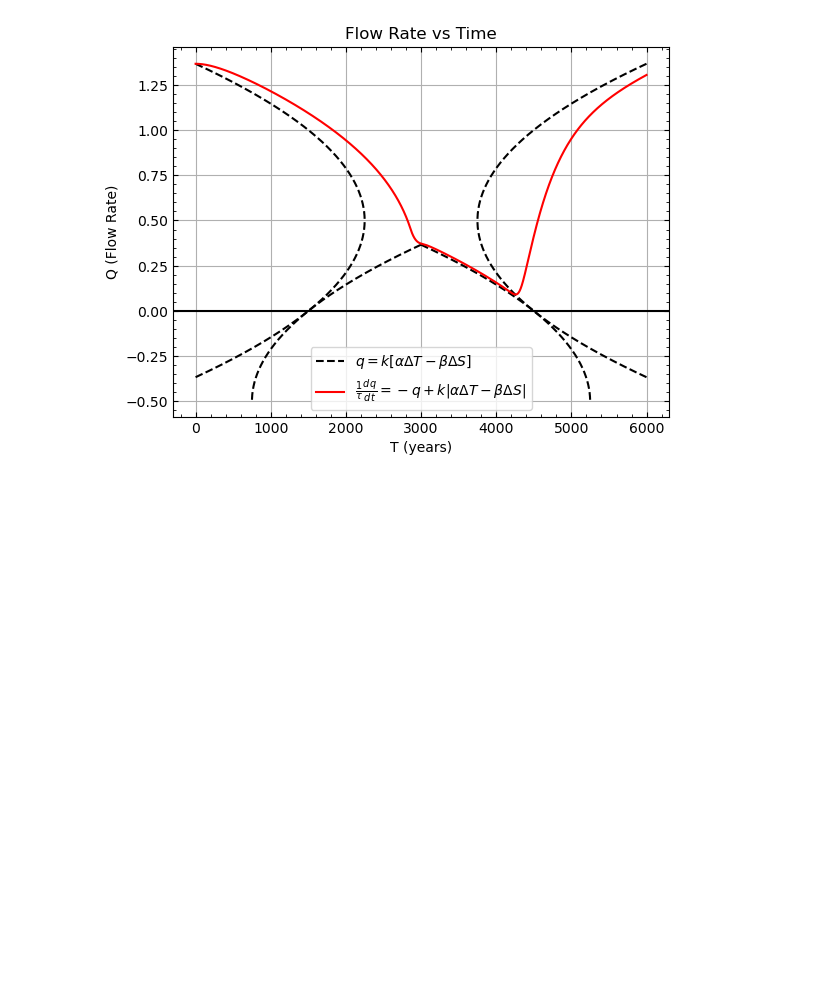
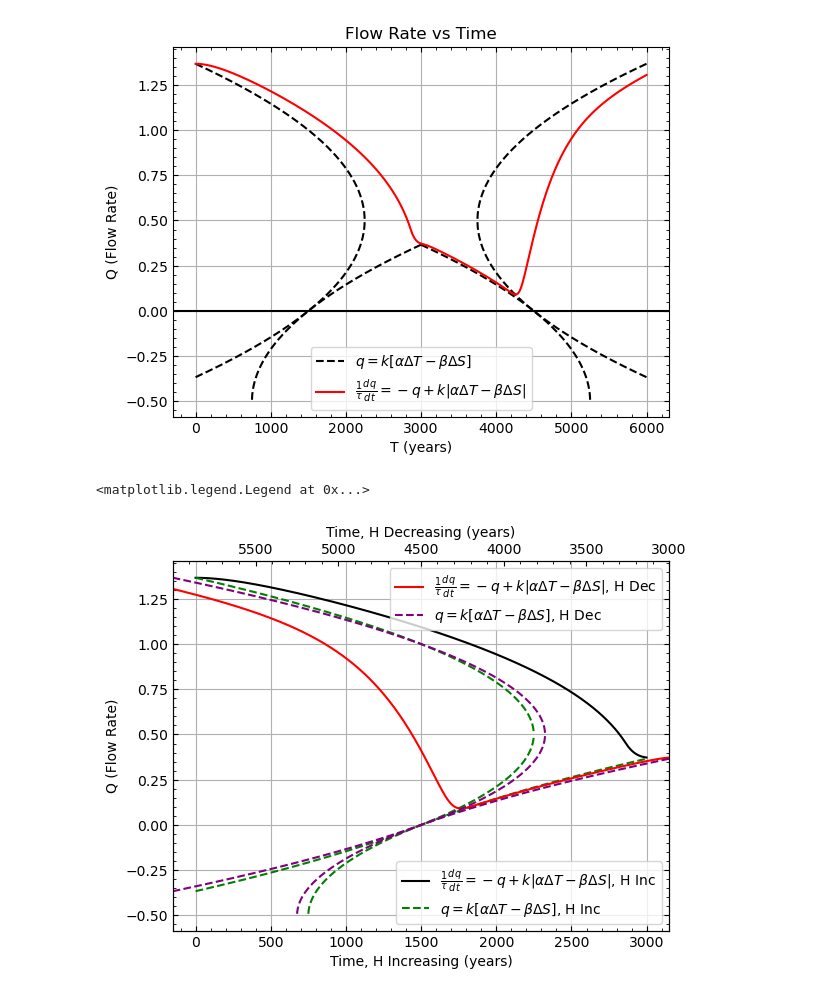
Before and after one commit to nsfuss/AMOC-Senior-Project, a Jupyter notebook: QvsT Modeling.ipynb, the cells around one changed output. Drawn from its saved outputs; the diff is of its cells as text; code cells hidden in the pictures; blank space fills up the shorter version.

Commit message:
Created a new figure in QvsT that has Q during the time H is increasing going left to right on one x-axis and the time H is decreasing going right to left on the other x-axis.

```diff
--- a/QvsT Modeling.ipynb
+++ b/QvsT Modeling.ipynb
@@ -123,3 +123,35 @@ plt.grid()
 #plt.legend()
 # %% [output]
 [figure]
+# %%
+# Setting up the plot with increasing H going left to right and decreasing H going right to left
+
+qInc = sol.y[1][:3000]
+tInc = sol.t[:3000]
+
+qDec = sol.y[1][3000:]
+tDec = sol.t[3000:]
+
+fig, ax1 = plt.subplots()
+ax1.grid()
+
+ax1.set_xlabel('Time, H Increasing (years)')
+ax1.set_ylabel('Q (Flow Rate)')
+ax1.plot(tInc, qInc, color='k',label=r'$\frac{1}{\tau} \frac{dq}{dt}=-q + k|\alpha \Delta T - \beta \Delta S|$, H Inc')
+ax1.plot(times[0], q0[0], color='g',ls='--',label=r'$q=k[\alpha \Delta T - \beta \Delta S]$, H Inc')
+ax1.plot(times[2], q1[0], color='g',ls='--')
+ax1.plot(times[4], q2[0], color='g',ls='--')
+ax1.legend()
+
+ax2 = ax1.twiny()
+
+ax2.set_xlabel('Time, H Decreasing (years)')
+ax2.plot(tDec,qDec, color='r',label=r'$\frac{1}{\tau} \frac{dq}{dt}=-q + k|\alpha \Delta T - \beta \Delta S|$, H Dec')
+ax2.set_xlim((tDec[-1],tDec[0]))
+ax2.plot(times[1], q0[1], color='purple',ls='--',label=r'$q=k[\alpha \Delta T - \beta \Delta S]$, H Dec')
+ax2.plot(times[3], q1[1], color='purple',ls='--')
+ax2.plot(times[5], q2[1] , color='purple',ls='--')
+ax2.legend()
+# %% [output]
+<matplotlib.legend.Legend at 0x...>
+[figure, added]
```
